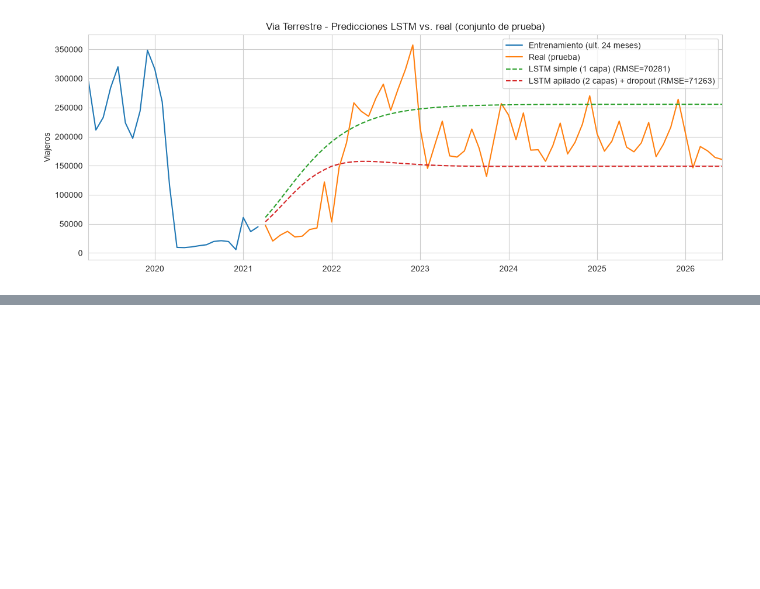
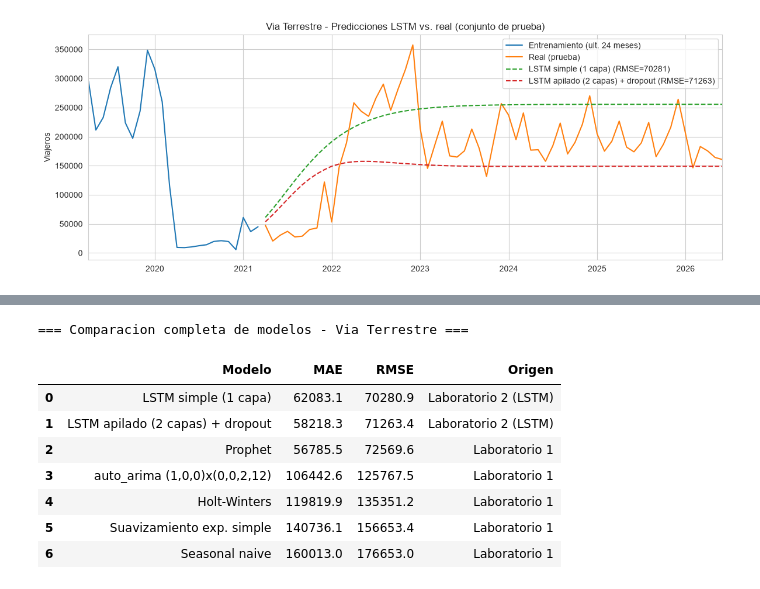
Before and after one commit to DavidDominguez-11/DS-Lab1, a Jupyter notebook: Lab2_Deep_Learning_CC3084.ipynb, the cells around one changed output, grey strips where cells are left out. Drawn from its saved outputs; the diff is of its cells as text; code cells hidden in the pictures; blank space fills up the shorter version.

```diff
--- a/Lab2_Deep_Learning_CC3084.ipynb
+++ b/Lab2_Deep_Learning_CC3084.ipynb
@@ -468,0 +502,26 @@ plt.show()
+# %%
+lab1_terrestre = pd.DataFrame([
+    {'Modelo': 'Prophet', 'MAE': 56785.5, 'RMSE': 72569.6},
+    {'Modelo': 'auto_arima (1,0,0)x(0,0,2,12)', 'MAE': 106442.6, 'RMSE': 125767.5},
+    {'Modelo': 'Holt-Winters', 'MAE': 119819.9, 'RMSE': 135351.2},
+    {'Modelo': 'Suavizamiento exp. simple', 'MAE': 140736.1, 'RMSE': 156653.4},
+    {'Modelo': 'Seasonal naive', 'MAE': 160013.0, 'RMSE': 176653.0},
+])
+lab1_terrestre['Origen'] = 'Laboratorio 1'
+
+lstm_terrestre = tabla_resumen_terrestre[['Modelo', 'MAE', 'RMSE']].copy()
+lstm_terrestre['Origen'] = 'Laboratorio 2 (LSTM)'
+
+comparacion_terrestre = pd.concat([lab1_terrestre, lstm_terrestre], ignore_index=True).sort_values('RMSE').reset_index(drop=True)
+print("=== Comparacion completa de modelos - Via Terrestre ===")
+comparacion_terrestre
+# %% [output]
+=== Comparacion completa de modelos - Via Terrestre ===
+|  | Modelo | MAE | RMSE | Origen |
+| 0 | LSTM simple (1 capa) | 62083.1 | 70280.9 | Laboratorio 2 (LSTM) |
+| 1 | LSTM apilado (2 capas) + dropout | 58218.3 | 71263.4 | Laboratorio 2 (LSTM) |
+| 2 | Prophet | 56785.5 | 72569.6 | Laboratorio 1 |
+| 3 | auto_arima (1,0,0)x(0,0,2,12) | 106442.6 | 125767.5 | Laboratorio 1 |
+| 4 | Holt-Winters | 119819.9 | 135351.2 | Laboratorio 1 |
+| 5 | Suavizamiento exp. simple | 140736.1 | 156653.4 | Laboratorio 1 |
+| 6 | Seasonal naive | 160013.0 | 176653.0 | Laboratorio 1 |
```
Also changed, not shown: parts of 3 cells of this notebook.
